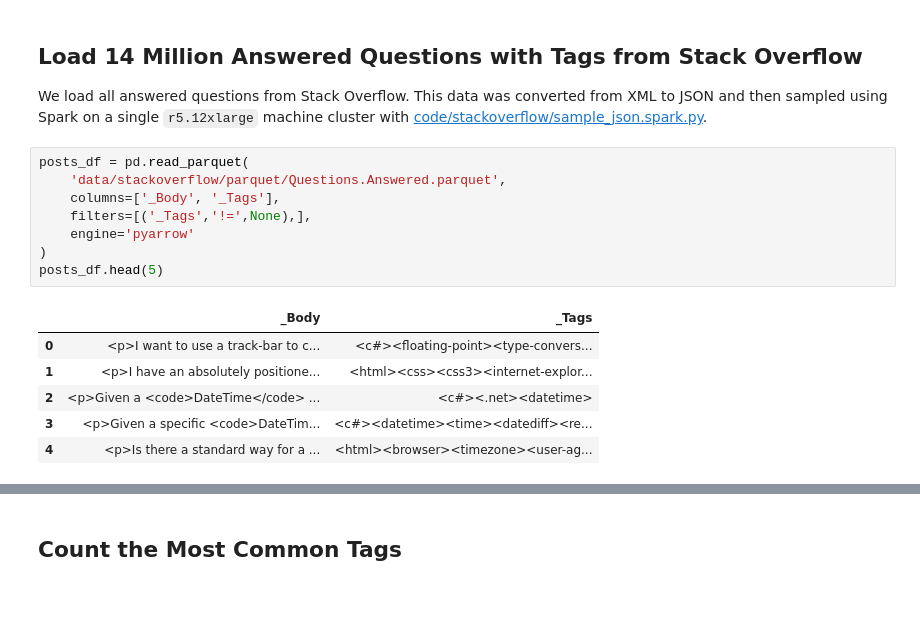
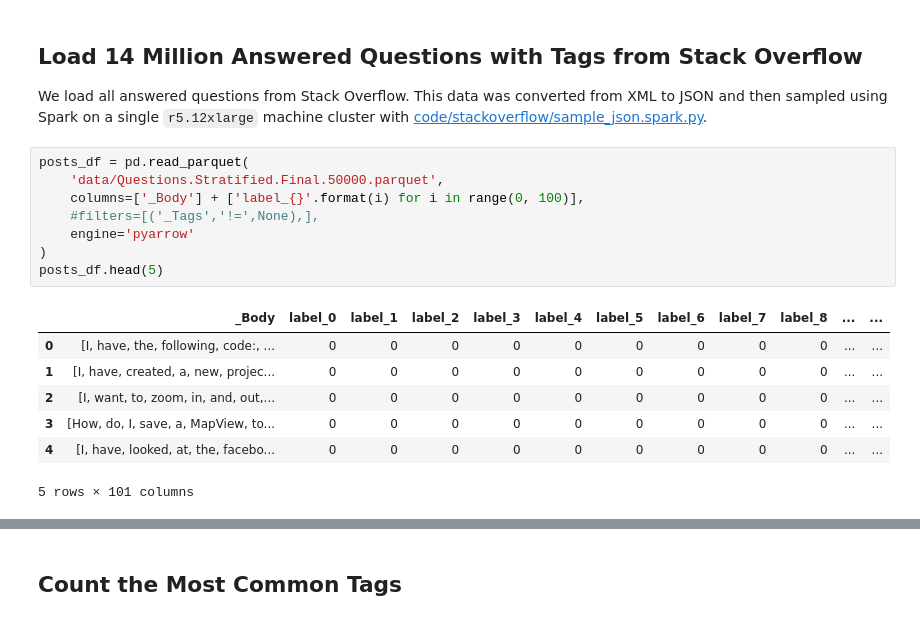
Before and after one commit to rjurney/deep_products, a Jupyter notebook: code/Deep Tag Labeler.ipynb, the cells around one changed output, grey strips where cells are left out. Drawn from its saved outputs; the diff is of its cells as text.

```diff
--- a/code/Deep Tag Labeler.ipynb
+++ b/code/Deep Tag Labeler.ipynb
@@ -20,16 +28,17 @@ Using TensorFlow backend.
 We load all answered questions from Stack Overflow. This data was converted from XML to JSON and then sampled using Spark on a single `r5.12xlarge` machine cluster with [code/stackoverflow/sample_json.spark.py](stackoverflow/sample_json.spark.py).
 # %%
 posts_df = pd.read_parquet(
-    'data/stackoverflow/parquet/Questions.Answered.parquet',
-    columns=['_Body', '_Tags'],
-    filters=[('_Tags','!=',None),],
+    'data/Questions.Stratified.Final.50000.parquet',
+    columns=['_Body'] + ['label_{}'.format(i) for i in range(0, 100)],
+    #filters=[('_Tags','!=',None),],
     engine='pyarrow'
 )
 posts_df.head(5)
 # %% [output]
-|  | _Body | _Tags |
-| 0 | <p>I want to use a track-bar to c... | <c#><floating-point><type-convers... |
-| 1 | <p>I have an absolutely positione... | <html><css><css3><internet-explor... |
-| 2 | <p>Given a <code>DateTime</code> ... | <c#><.net><datetime> |
-| 3 | <p>Given a specific <code>DateTim... | <c#><datetime><time><datediff><re... |
-| 4 | <p>Is there a standard way for a ... | <html><browser><timezone><user-ag... |
+|  | _Body | label_0 | label_1 | label_2 | label_3 | label_4 | label_5 | label_6 | label_7 | label_8 | ... | ... |
+| 0 | [I, have, the, following, code:, ... | 0 | 0 | 0 | 0 | 0 | 0 | 0 | 0 | 0 | ... | ... |
+| 1 | [I, have, created, a, new, projec... | 0 | 0 | 0 | 0 | 0 | 0 | 0 | 0 | 0 | ... | ... |
+| 2 | [I, want, to, zoom, in, and, out,... | 0 | 0 | 0 | 0 | 0 | 0 | 0 | 0 | 0 | ... | ... |
+| 3 | [How, do, I, save, a, MapView, to... | 0 | 0 | 0 | 0 | 0 | 0 | 0 | 0 | 0 | ... | ... |
+| 4 | [I, have, looked, at, the, facebo... | 0 | 0 | 0 | 0 | 0 | 0 | 0 | 0 | 0 | ... | ... |
+5 rows × 101 columns
```
Also changed, not shown: parts of 31 cells of this notebook.
